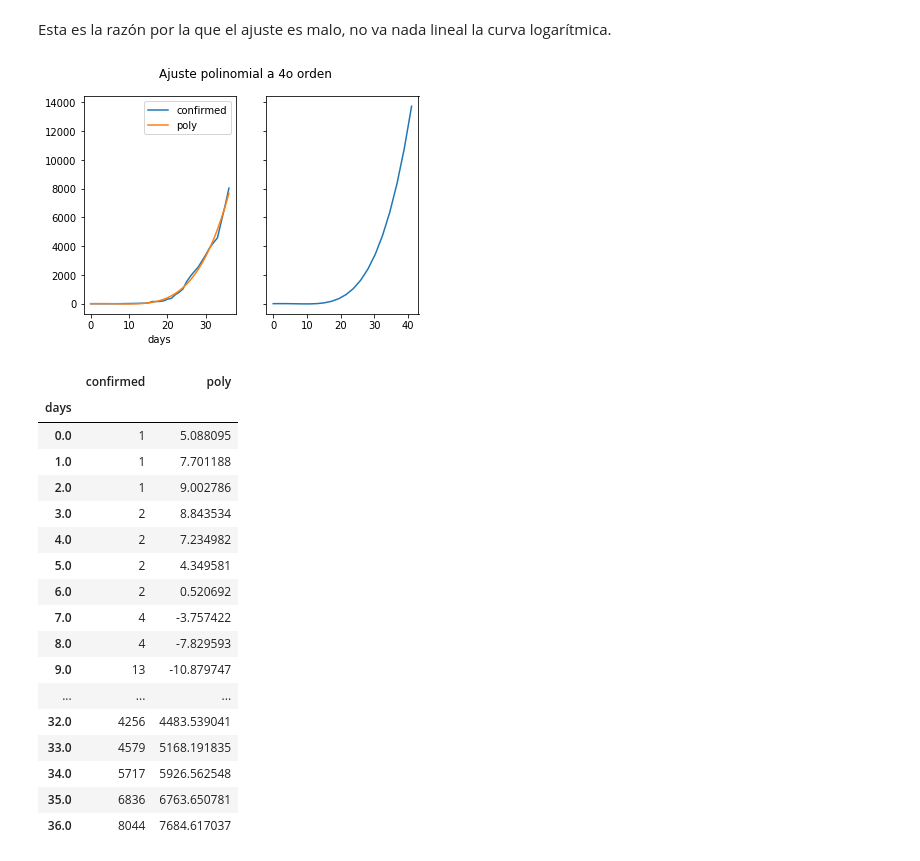
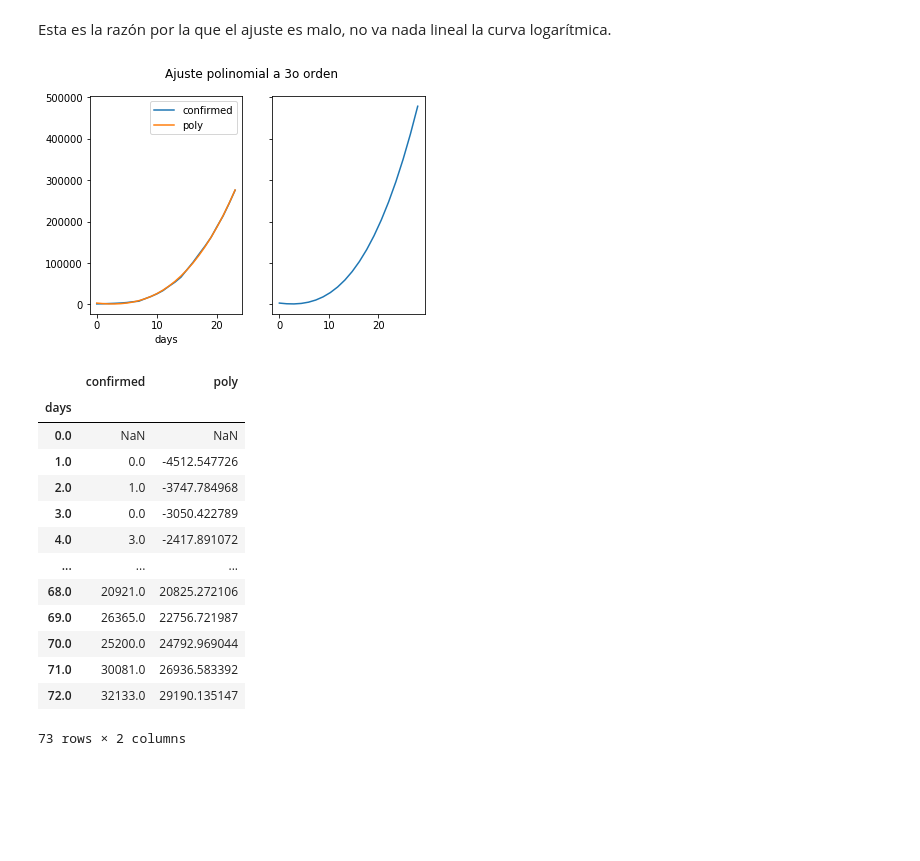
Before and after one commit to garaged/covid19-dataview, a Jupyter notebook: covid-19 pomber data set.ipynb, the cells around one changed output. Drawn from its saved outputs; the diff is of its cells as text; code cells hidden in the pictures; blank space fills up the shorter version.

```diff
--- a/covid-19 pomber data set.ipynb
+++ b/covid-19 pomber data set.ipynb
@@ -565,29 +611,25 @@ plt.plot(other.index, np.log(other["confirmed"]))
 # %% [markdown]
 Esta es la razón por la que el ajuste es malo, no va nada lineal la curva logarítmica.
 # %%
-us = get_country(data, country="Brazil", column="confirmed") # by default returns Mexico
+us = get_country(data, country="US", column="confirmed", min_cases=1000) # by default returns Mexico
 #us = us[us["deaths"] > 0]
-plot_polyfit(us, column="confirmed", days_plus=5)
+plot_polyfit(us, column="confirmed", days_plus=5,order=3)
 # %% [output]
-[figure, old version]
+[figure, new version]
 # %%
-us
+us.diff()
 # %% [output]
 |  | confirmed | poly |
 | days |  |  |
-| 0.0 | 1 | 5.088095 |
-| 1.0 | 1 | 7.701188 |
-| 2.0 | 1 | 9.002786 |
-| 3.0 | 2 | 8.843534 |
-| 4.0 | 2 | 7.234982 |
-| 5.0 | 2 | 4.349581 |
-| 6.0 | 2 | 0.520692 |
-| 7.0 | 4 | -3.757422 |
-| 8.0 | 4 | -7.829593 |
-| 9.0 | 13 | -10.879747 |
+| 0.0 | NaN | NaN |
+| 1.0 | 0.0 | -4512.547726 |
+| 2.0 | 1.0 | -3747.784968 |
+| 3.0 | 0.0 | -3050.422789 |
+| 4.0 | 3.0 | -2417.891072 |
 | ... | ... | ... |
-| 32.0 | 4256 | 4483.539041 |
-| 33.0 | 4579 | 5168.191835 |
-| 34.0 | 5717 | 5926.562548 |
-| 35.0 | 6836 | 6763.650781 |
-| 36.0 | 8044 | 7684.617037 |
+| 68.0 | 20921.0 | 20825.272106 |
+| 69.0 | 26365.0 | 22756.721987 |
+| 70.0 | 25200.0 | 24792.969044 |
+| 71.0 | 30081.0 | 26936.583392 |
+| 72.0 | 32133.0 | 29190.135147 |
+73 rows × 2 columns
```
Also changed, not shown: parts of 43 cells of this notebook, 1 other file.
